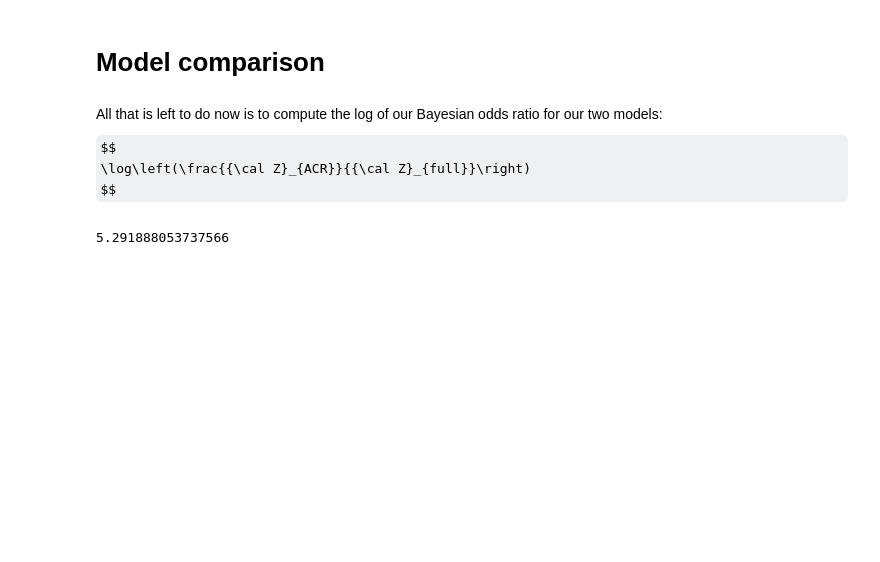
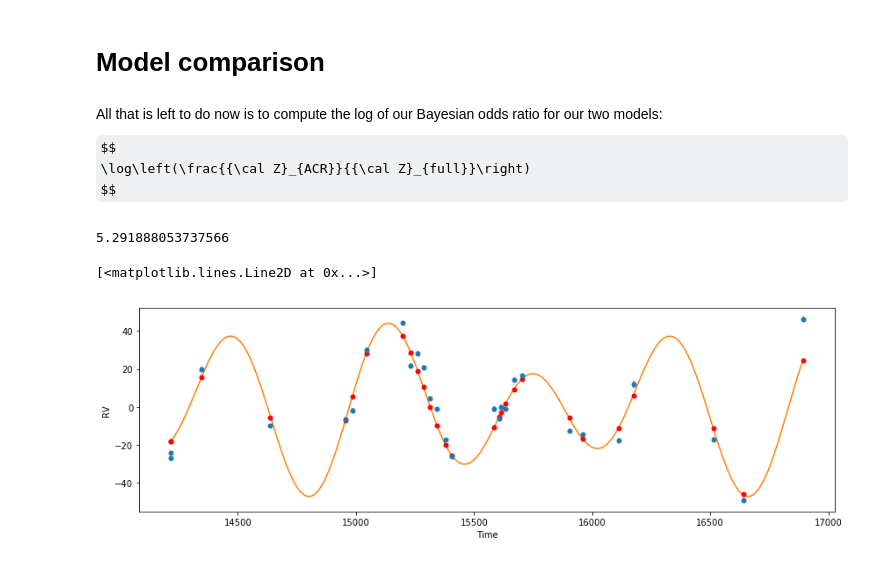
Before and after one commit to shadden/ResonantPlanetPairsRVModeling, a Jupyter notebook: jupyter_examples/Example_System_Fitting.ipynb, the cells around one changed output. Cells and saved outputs as stored; diff of their text form; code cells hidden in the pictures; some formulas as TeX source; blank space fills up the shorter version.

```diff
--- a/jupyter_examples/Example_System_Fitting.ipynb
+++ b/jupyter_examples/Example_System_Fitting.ipynb
@@ -297,0 +296,21 @@ acr_model_nested_results['logz'][-1] - full_model_nested_results['logz'][-1]
+# %%
+sample =acr_model_mcmc_results.iloc[100]
+acr_model_like.set_vary_params(
+    sample[acr_model_like.list_vary_params()]
+)
+spars = acr_model_like.model.get_synthparams()
+sim = synthpars_to_sim(spars,t0 = acr_model_like.model.time_base)
+sim.move_to_com()
+# %%
+vel = []
+obs_times = acr_model_like.x
+for time in obs_times:
+    sim.integrate(time)
+    vel.append(-1 * sim.particles[0].vz * 1731 * 1e3)
+# %%
+plot_fit(acr_model_like)
+ax = plt.gca()
+ax.plot(obs_times,vel,'ro')
+# %% [output]
+[<matplotlib.lines.Line2D at 0x...>]
+[figure, added]
```
Also changed, not shown: parts of 23 cells of this notebook.
